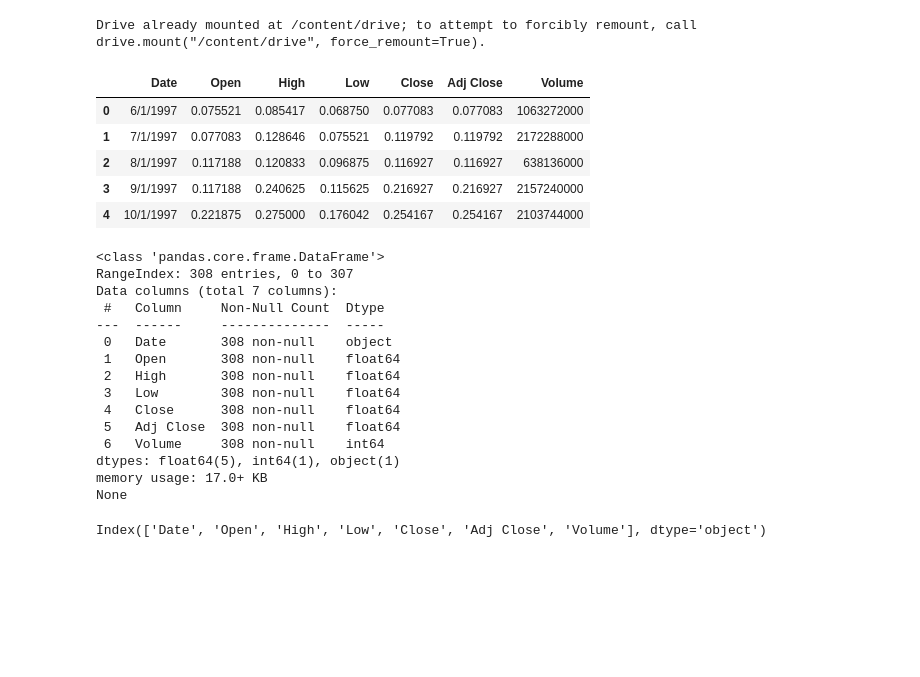
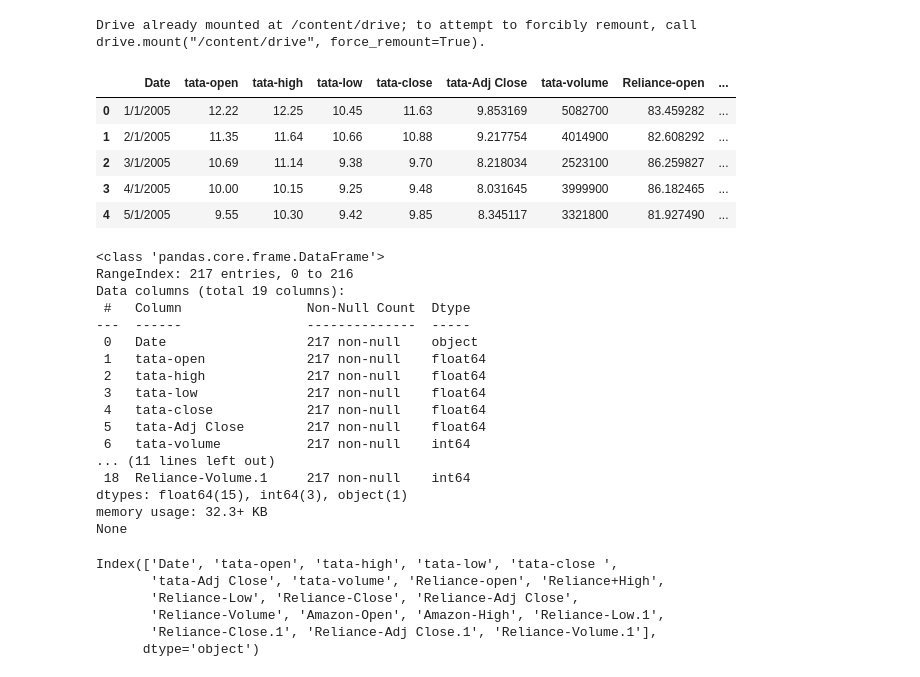
Before and after one commit to queenakki/queenakki, a Jupyter notebook: Untitled4.ipynb, the cells around one changed output. Saved outputs shown, nothing was run; the diff lists cells and outputs as text; code cells hidden in the pictures; blank space fills up the shorter version.

```diff
--- a/Untitled4.ipynb
+++ b/Untitled4.ipynb
@@ -11,37 +11,44 @@ Drive already mounted at /content/drive; to attempt to forcibly remount, call dr
 import numpy as np
 import pandas as pd
 # %%
-stock=pd.read_csv("/content/drive/MyDrive/AMZN.csv")
+stock=pd.read_csv("/content/drive/MyDrive/finalre.csv")
 stock.head()
 # %% [output]
-|  | Date | Open | High | Low | Close | Adj Close | Volume |
-| 0 | 6/1/1997 | 0.075521 | 0.085417 | 0.068750 | 0.077083 | 0.077083 | 1063272000 |
-| 1 | 7/1/1997 | 0.077083 | 0.128646 | 0.075521 | 0.119792 | 0.119792 | 2172288000 |
-| 2 | 8/1/1997 | 0.117188 | 0.120833 | 0.096875 | 0.116927 | 0.116927 | 638136000 |
-| 3 | 9/1/1997 | 0.117188 | 0.240625 | 0.115625 | 0.216927 | 0.216927 | 2157240000 |
-| 4 | 10/1/1997 | 0.221875 | 0.275000 | 0.176042 | 0.254167 | 0.254167 | 2103744000 |
+|  | Date | tata-open | tata-high | tata-low | tata-close | tata-Adj Close | tata-volume | Reliance-open | ... |
+| 0 | 1/1/2005 | 12.22 | 12.25 | 10.45 | 11.63 | 9.853169 | 5082700 | 83.459282 | ... |
+| 1 | 2/1/2005 | 11.35 | 11.64 | 10.66 | 10.88 | 9.217754 | 4014900 | 82.608292 | ... |
+| 2 | 3/1/2005 | 10.69 | 11.14 | 9.38 | 9.70 | 8.218034 | 2523100 | 86.259827 | ... |
+| 3 | 4/1/2005 | 10.00 | 10.15 | 9.25 | 9.48 | 8.031645 | 3999900 | 86.182465 | ... |
+| 4 | 5/1/2005 | 9.55 | 10.30 | 9.42 | 9.85 | 8.345117 | 3321800 | 81.927490 | ... |
 # %%
 print(stock.info())
 # %% [output]
 <class 'pandas.core.frame.DataFrame'>
-RangeIndex: 308 entries, 0 to 307
-Data columns (total 7 columns):
- #   Column     Non-Null Count  Dtype
----  ------     --------------  -----
- 0   Date       308 non-null    object
- 1   Open       308 non-null    float64
- 2   High       308 non-null    float64
- 3   Low        308 non-null    float64
- 4   Close      308 non-null    float64
- 5   Adj Close  308 non-null    float64
- 6   Volume     308 non-null    int64
-dtypes: float64(5), int64(1), object(1)
-memory usage: 17.0+ KB
+RangeIndex: 217 entries, 0 to 216
+Data columns (total 19 columns):
+ #   Column                Non-Null Count  Dtype
+---  ------                --------------  -----
+ 0   Date                  217 non-null    object
+ 1   tata-open             217 non-null    float64
+ 2   tata-high             217 non-null    float64
+ 3   tata-low              217 non-null    float64
+ 4   tata-close            217 non-null    float64
+ 5   tata-Adj Close        217 non-null    float64
+ 6   tata-volume           217 non-null    int64
+... (11 lines left out)
+ 18  Reliance-Volume.1     217 non-null    int64
+dtypes: float64(15), int64(3), object(1)
+memory usage: 32.3+ KB
 None
 # %%
 stock.columns
 # %% [output]
-Index(['Date', 'Open', 'High', 'Low', 'Close', 'Adj Close', 'Volume'], dtype='object')
+Index(['Date', 'tata-open', 'tata-high', 'tata-low', 'tata-close ',
+       'tata-Adj Close', 'tata-volume', 'Reliance-open', 'Reliance+High',
+       'Reliance-Low', 'Reliance-Close', 'Reliance-Adj Close',
+       'Reliance-Volume', 'Amazon-Open', 'Amazon-High', 'Reliance-Low.1',
+       'Reliance-Close.1', 'Reliance-Adj Close.1', 'Reliance-Volume.1'],
+      dtype='object')
 # %%
 print(stock.describe())
 # %% [output]
```
Also changed, not shown: parts of 32 cells of this notebook.
